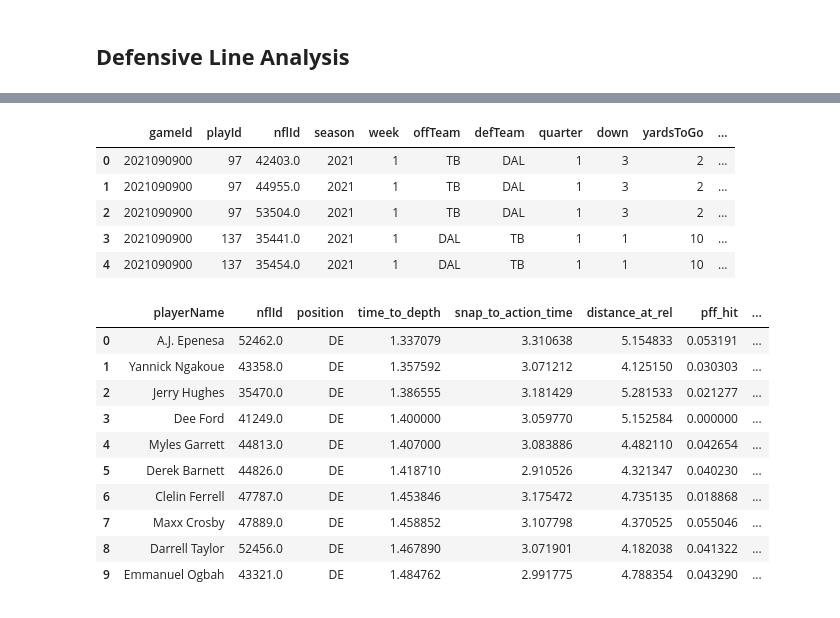
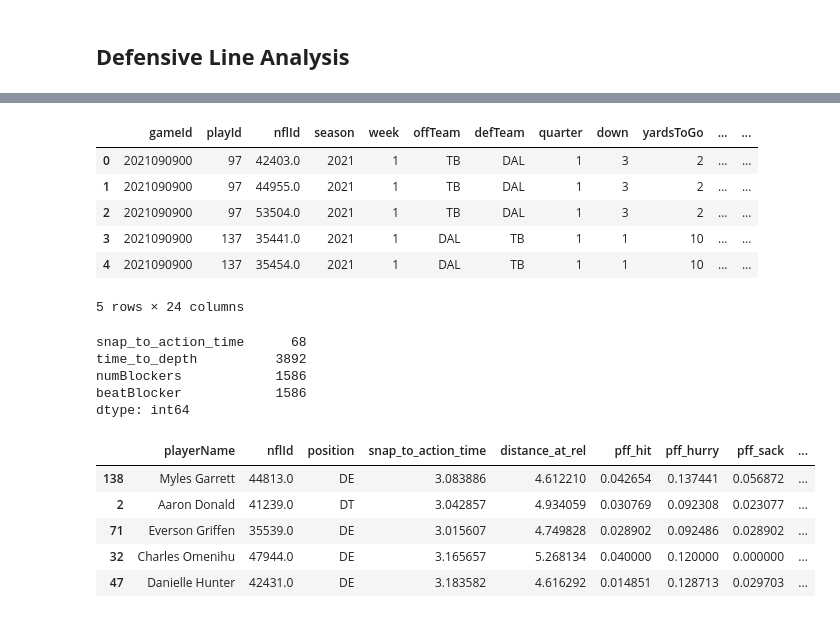
Before and after one commit to SolB77/2023-NFL-Big-Data-Bowl, a Jupyter notebook: Code/eda.ipynb, the cells around one changed output, grey strips where cells are left out. Cells and saved outputs as stored; diff of their text form; code cells hidden in the pictures.

```diff
--- a/Code/eda.ipynb
+++ b/Code/eda.ipynb
@@ -27,7 +27,8 @@ coi = ['gameId', 'season', 'week', 'homeTeamAbbr', 'visitorTeamAbbr', 'playId',
        'possessionTeam', 'defensiveTeam', 'passResult', 'prePenaltyPlayResult',
        'absoluteYardlineNumber', 'yardlineSide','yardlineNumber', 'dropBackType',
        'pff_playAction', 'nflId', 'time', 'team', 'x', 'y', 'o', 'playDirection', 'event',
-       'officialPosition', 'displayName','pff_role','pff_positionLinedUp', 'pff_hit', 'pff_hurry', 'pff_sack']
+       'officialPosition', 'displayName','pff_role','pff_positionLinedUp', 'pff_hit',
+       'pff_hurry', 'pff_sack','pff_nflIdBlockedPlayer', 'pff_beatenByDefender']
 
 frame_df = (games_df.merge(plays_df, on='gameId', how='left')
                 .merge(tracking_df, on=['gameId','playId'], how='left')
@@ -324,42 +596,64 @@ qb_pass_results.head()
 # %%
 # Get the player-level DL relevant data for players who played more than 30 snaps (to account for noise)
 # Note: potentially consider OLB in DL
-high_snap_pass_rushers = player_gen_stat_df.query("position in ['DE','DT','NT']").nflId.value_counts().loc[lambda c: c > 50].index.tolist()
+high_snap_pass_rushers = player_gen_stat_df.query("position in ['DE','DT','NT'] and roleOnPlay == 'Pass Rush'").nflId.value_counts().loc[lambda c: c > 50].index.tolist()
 
 coi = ['gameId', 'playId', 'nflId', 'season', 'week',
     'offTeam', 'defTeam', 'quarter', 'down', 'yardsToGo', 'passResult',
     'prePenaltyPlayResult', 'playerName', 'position', 'snap_to_action_time',
-    'distance_at_rel', 'pff_hit', 'pff_hurry', 'pff_sack', 'time_to_depth']
+    'distance_at_rel', 'pff_hit', 'pff_hurry', 'pff_sack', 'time_to_depth',
+    'numBlockers', 'beatBlocker']
 dl_df = (player_gen_stat_df.query(f"nflId in {high_snap_pass_rushers}")
         .merge(rusher_dist_at_rel_df, how='left', on=['gameId','playId','nflId'])
         .merge(snap_to_action_df, how='left', on=['gameId','playId'])
-        .merge(time_to_depth_df, how='left', on=['gameId','playId','nflId'])[coi])
+        .merge(time_to_depth_df, how='left', on=['gameId','playId','nflId'])
+        .merge(dl_block_stats_df, how='left', left_on=['gameId','playId','nflId'], right_on=['gameId','playId','nflIdDefender'])[coi])
 
-dl_df.head()
+dl_df.loc[dl_df.numBlockers.astype("float") > 1, 'doubleTeamed'] = 'Y'
+dl_df.loc[dl_df.numBlockers.astype("float") == 1, 'doubleTeamed'] = 'N'
+dl_df.loc[dl_df.numBlockers.isna(), 'doubleTeamed'] = 'U'
+
+dl_df.loc[dl_df.beatBlocker == 1, 'beatBlockerStr'] = 'Y'
+dl_df.loc[dl_df.beatBlocker == 0, 'beatBlockerStr'] = 'N'
+dl_df.loc[dl_df.beatBlocker.isna(), 'beatBlockerStr'] = 'U'
+
+indy_dl_pxp_df = dl_df
+
+indy_dl_pxp_df.head()
 # %% [output]
-|  | gameId | playId | nflId | season | week | offTeam | defTeam | quarter | down | yardsToGo | ... |
-| 0 | 2021090900 | 97 | 42403.0 | 2021 | 1 | TB | DAL | 1 | 3 | 2 | ... |
-| 1 | 2021090900 | 97 | 44955.0 | 2021 | 1 | TB | DAL | 1 | 3 | 2 | ... |
-| 2 | 2021090900 | 97 | 53504.0 | 2021 | 1 | TB | DAL | 1 | 3 | 2 | ... |
-| 3 | 2021090900 | 137 | 35441.0 | 2021 | 1 | DAL | TB | 1 | 1 | 10 | ... |
-| 4 | 2021090900 | 137 | 35454.0 | 2021 | 1 | DAL | TB | 1 | 1 | 10 | ... |
+|  | gameId | playId | nflId | season | week | offTeam | defTeam | quarter | down | yardsToGo | ... | ... |
+| 0 | 2021090900 | 97 | 42403.0 | 2021 | 1 | TB | DAL | 1 | 3 | 2 | ... | ... |
+| 1 | 2021090900 | 97 | 44955.0 | 2021 | 1 | TB | DAL | 1 | 3 | 2 | ... | ... |
+| 2 | 2021090900 | 97 | 53504.0 | 2021 | 1 | TB | DAL | 1 | 3 | 2 | ... | ... |
+| 3 | 2021090900 | 137 | 35441.0 | 2021 | 1 | DAL | TB | 1 | 1 | 10 | ... | ... |
+| 4 | 2021090900 | 137 | 35454.0 | 2021 | 1 | DAL | TB | 1 | 1 | 10 | ... | ... |
+5 rows × 24 columns
+# %%
+# Check for NAs
+# A missing snap_to_action_time occurs when a certain play is missing either a snap or action event (can't calculate time)
+# A missing time_to_depth occurs when the rusher did not make it to 3 yards (potentially need to use another statistic)
+# Missing numBlockers and beatBlocker occurs when a defensive player is unblocked
+if sum(indy_dl_pxp_df.isna().sum().values) != 0:
+    print(indy_dl_pxp_df.isna().sum().loc[lambda x: x > 0])
+# %% [output]
+snap_to_action_time      68
+time_to_depth          3892
+numBlockers            1586
+beatBlocker            1586
+dtype: int64
 # %%
-# Look at some player level average statistics
-coi = ['playerName', 'nflId', 'position', 'time_to_depth', 'snap_to_action_time',
-    'distance_at_rel', 'pff_hit', 'pff_hurry', 'pff_sack']
-indy_dl_stats_df = dl_df[coi].groupby(['playerName','nflId','position']).mean()
-indy_dl_stats_df = indy_dl_stats_df.sort_values(by=['time_to_depth'],ascending=[True]).reset_index()
+# Player-level average statistics
+coi = ['nflId', 'playerName', 'position', 'snap_to_action_time',
+    'distance_at_rel', 'pff_hit', 'pff_hurry', 'pff_sack', 'time_to_depth',
+    'numBlockers', 'beatBlocker']
 
-indy_dl_stats_df.head(10)
+indy_dl_avg_df = indy_dl_pxp_df[coi].groupby(['playerName','nflId','position']).mean().reset_index().sort_values(by=['beatBlocker'], ascending=[False])
+
+indy_dl_avg_df.head()
 # %% [output]
-|  | playerName | nflId | position | time_to_depth | snap_to_action_time | distance_at_rel | pff_hit | ... |
-| 0 | A.J. Epenesa | 52462.0 | DE | 1.337079 | 3.310638 | 5.154833 | 0.053191 | ... |
-| 1 | Yannick Ngakoue | 43358.0 | DE | 1.357592 | 3.071212 | 4.125150 | 0.030303 | ... |
-| 2 | Jerry Hughes | 35470.0 | DE | 1.386555 | 3.181429 | 5.281533 | 0.021277 | ... |
-| 3 | Dee Ford | 41249.0 | DE | 1.400000 | 3.059770 | 5.152584 | 0.000000 | ... |
-| 4 | Myles Garrett | 44813.0 | DE | 1.407000 | 3.083886 | 4.482110 | 0.042654 | ... |
-| 5 | Derek Barnett | 44826.0 | DE | 1.418710 | 2.910526 | 4.321347 | 0.040230 | ... |
-| 6 | Clelin Ferrell | 47787.0 | DE | 1.453846 | 3.175472 | 4.735135 | 0.018868 | ... |
-| 7 | Maxx Crosby | 47889.0 | DE | 1.458852 | 3.107798 | 4.370525 | 0.055046 | ... |
-| 8 | Darrell Taylor | 52456.0 | DE | 1.467890 | 3.071901 | 4.182038 | 0.041322 | ... |
-| 9 | Emmanuel Ogbah | 43321.0 | DE | 1.484762 | 2.991775 | 4.788354 | 0.043290 | ... |
+|  | playerName | nflId | position | snap_to_action_time | distance_at_rel | pff_hit | pff_hurry | pff_sack | ... |
+| 138 | Myles Garrett | 44813.0 | DE | 3.083886 | 4.612210 | 0.042654 | 0.137441 | 0.056872 | ... |
+| 2 | Aaron Donald | 41239.0 | DT | 3.042857 | 4.934059 | 0.030769 | 0.092308 | 0.023077 | ... |
+| 71 | Everson Griffen | 35539.0 | DE | 3.015607 | 4.749828 | 0.028902 | 0.092486 | 0.028902 | ... |
+| 32 | Charles Omenihu | 47944.0 | DE | 3.165657 | 5.268134 | 0.040000 | 0.120000 | 0.000000 | ... |
+| 47 | Danielle Hunter | 42431.0 | DE | 3.183582 | 4.616292 | 0.014851 | 0.128713 | 0.029703 | ... |
```
Also changed, not shown: parts of 23 cells of this notebook, 1 other file.
